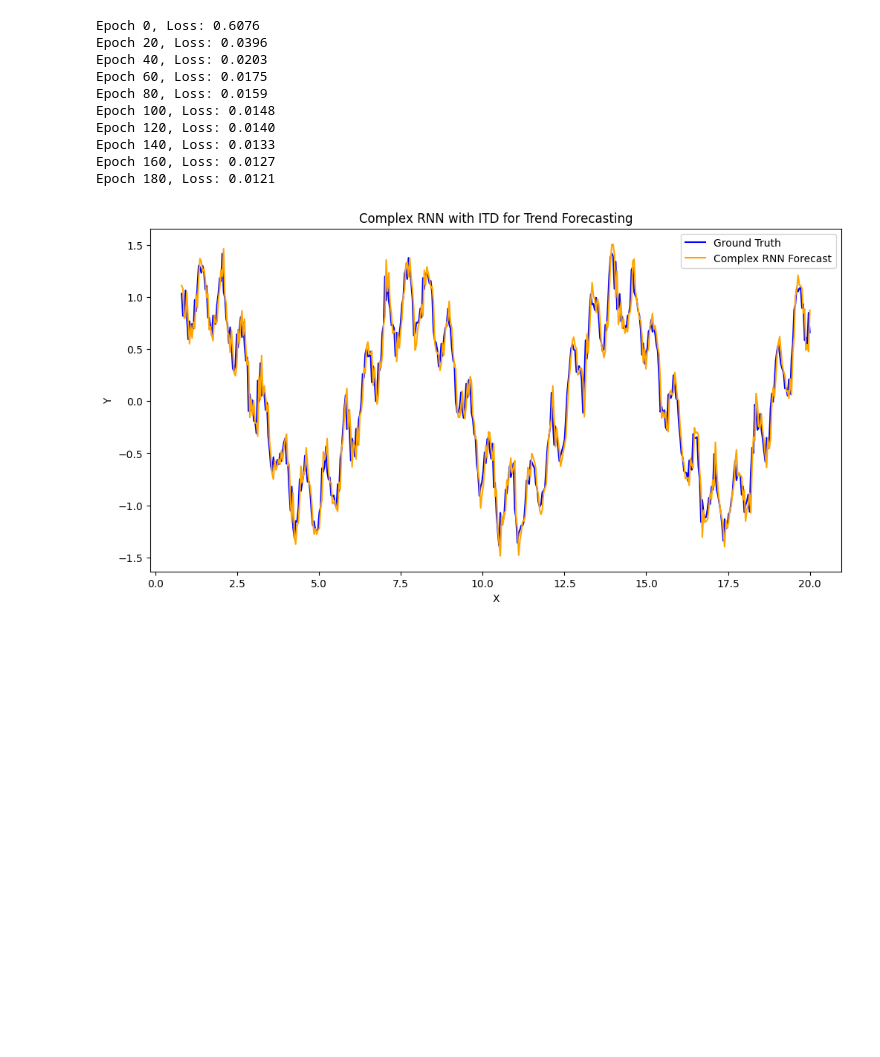
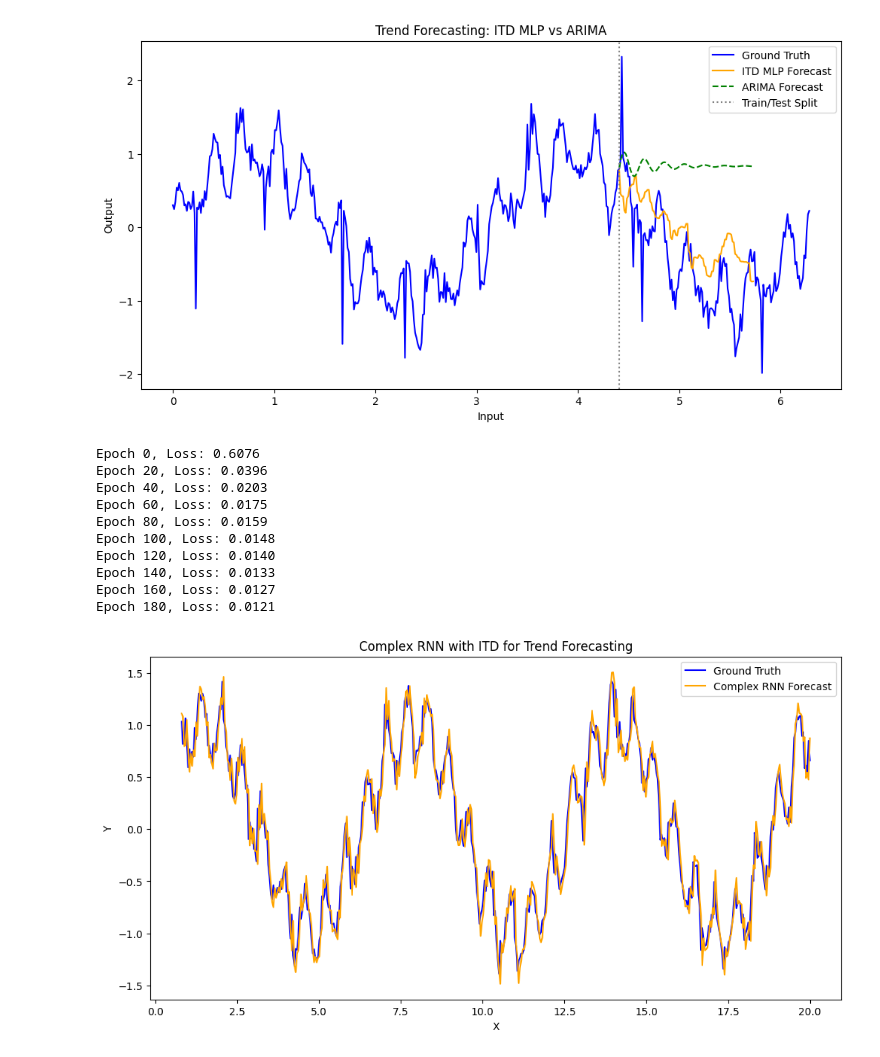
Before and after one commit to falseywinchnet/PyITD, a Jupyter notebook: ITD_Based_MLP_KAN_hybrid.ipynb, the cells around one changed output. Saved outputs shown, nothing was run; the diff lists cells and outputs as text; code cells hidden in the pictures; blank space fills up the shorter version.

```diff
--- a/ITD_Based_MLP_KAN_hybrid.ipynb
+++ b/ITD_Based_MLP_KAN_hybrid.ipynb
@@ -500,9 +371,10 @@ def arima_forecast(y_train_np, forecast_steps, order=(3, 1, 2)):
 # -----------------------------
 # Demo: Trend Forecasting Comparison
 # -----------------------------
+total_samples = X_train_forecast.shape[1]
 
 # Parameters
-forecast_steps = 100  # Number of future points to predict
+forecast_steps = int(total_samples * 0.3)   # Number of future points to predict
 
 # -----------------------------
 # Data Preparation
@@ -523,7 +395,7 @@ y_future = y[train_samples:]
 # Train ITD MLP on Partial Data
 # -----------------------------
 input_length = X_train_forecast.shape[1]
-hidden_dim = 500
+hidden_dim =3
 
 # Initialize ITD MLP
 itd_mlp_forecast = ITDMLP(input_length=input_length, hidden_dim=hidden_dim, output_length=input_length)
@@ -569,3 +451,4 @@ Epoch 0, Loss: 0.9427
+[figure, added]
 # %%
 class CharRNNCell(nn.Module):
     def __init__(self, input_size, hidden_size):
```
Also changed, not shown: parts of 4 cells of this notebook.
